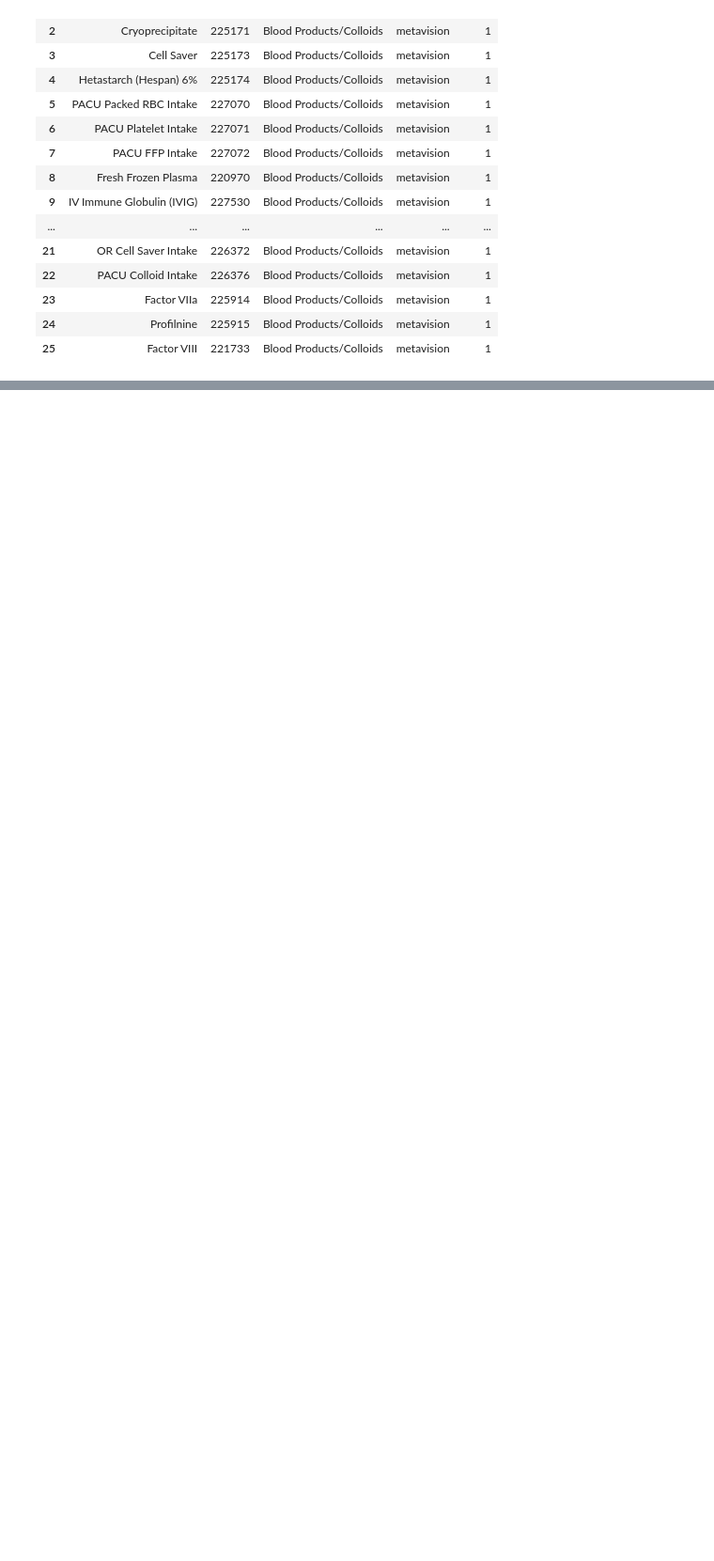
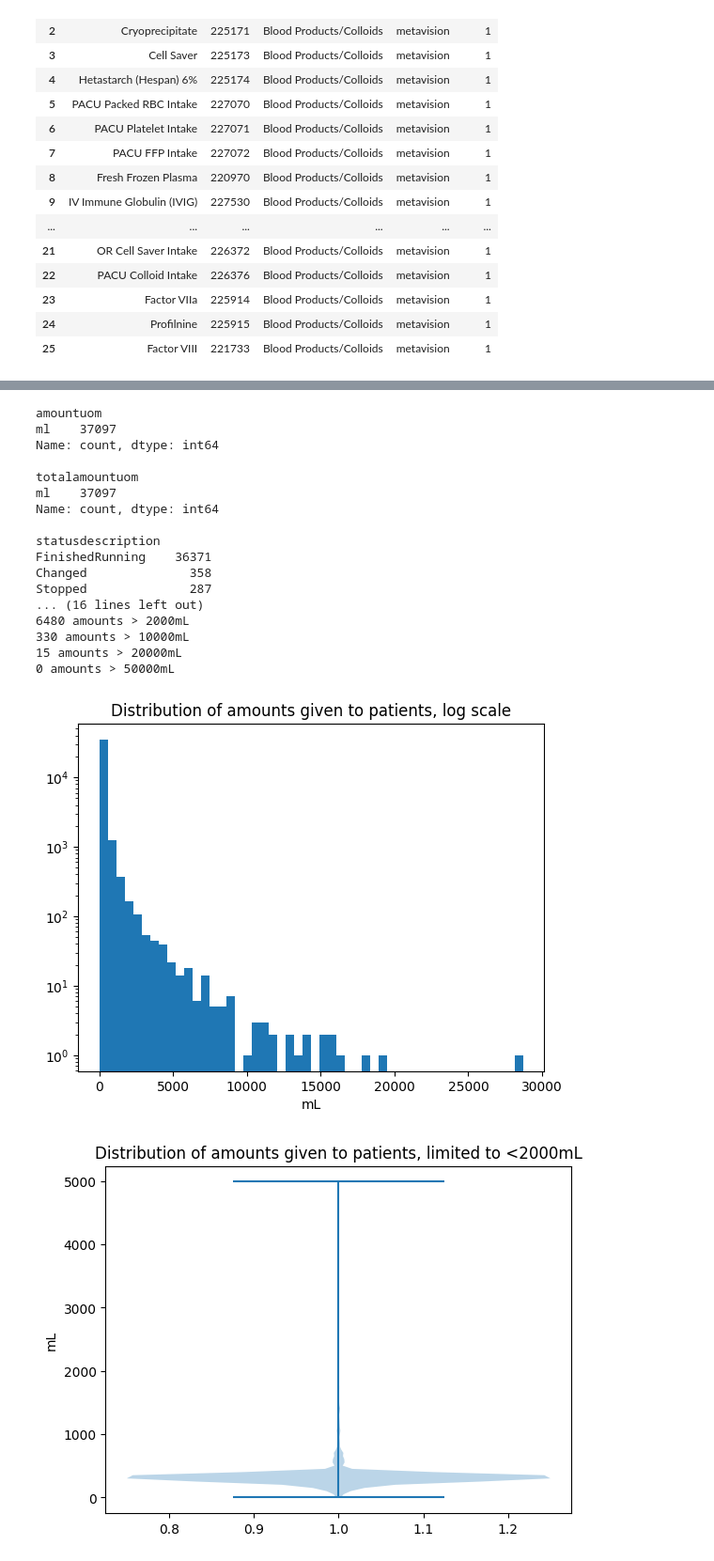
Before and after one commit to kmorhun/tranfusion-reactions, a Jupyter notebook: exploratory_data_analysis/eda_kat.ipynb, the cells around one changed output, grey strips where cells are left out. Shown at 94% size. Cells and saved outputs as stored; diff of their text form; code cells hidden in the pictures; blank space fills up the shorter version.

```diff
--- a/exploratory_data_analysis/eda_kat.ipynb
+++ b/exploratory_data_analysis/eda_kat.ipynb
@@ -135,0 +174,7 @@ results
+# %%
+# based on https://github.com/MIT-LCP/mimic-code/issues/14, negative amounts might be associated with cancelled orders
+with open(f"{query_path}/completed_blood_inputs.sql", 'r') as file:
+    compelted_query = file.read()
+
+completed_results = client.query(completed_query).to_dataframe()
+completed_results
@@ -135,0 +195,58 @@ results
+# %%
+print(completed_results.amountuom.value_counts())
+print()
+print(completed_results.totalamountuom.value_counts())
+print()
+print(completed_results.statusdescription.value_counts())
+print()
+print(completed_results.cancelreason.value_counts())
+print()
+
+#what entry has ul?
+uLentries = completed_results[completed_results.amountuom == 'uL']
+print(uLentries)
+print()
+
+print("min amount", min(completed_results.amount), 'max amount', max(completed_results.amount))
+print(f"{np.size(completed_results[completed_results.amount < 0])} amounts < 0mL")
+print(f"{np.size(completed_results[completed_results.amount > 1000])} amounts > 1000mL")
+print(f"{np.size(completed_results[completed_results.amount > 2000])} amounts > 2000mL")
+print(f"{np.size(completed_results[completed_results.amount > 10000])} amounts > 10000mL")
+print(f"{np.size(completed_results[completed_results.amount > 20000])} amounts > 20000mL")
+print(f"{np.size(completed_results[completed_results.amount > 50000])} amounts > 50000mL")
+# plt.hist(completed_results.amount, bins=[0, 0, 100, 200, 300, 400, 500, 600, 700, 800, 900, 1000, max(completed_results.amount)])
+# plt.hist(completed_results.amount, bins=[0, 0, 100, 200, 300, 400, 500, 600, 700, 800, 900, 1000, max(completed_results.amount)], density=True)
+plt.hist(completed_results.amount, bins=50, log=True)
+plt.title("Distribution of amounts given to patients, log scale")
+plt.xlabel("mL")
+plt.show()
+plt.violinplot(completed_results[completed_results.amount < 5000].amount)
+plt.title("Distribution of amounts given to patients, limited to <2000mL")
+plt.ylabel("mL")
+plt.show()
+plt.violinplot(completed_results[completed_results.amount > 5000].amount)
+plt.title("Distribution of amounts given to patients, limited to >2000mL")
+plt.ylabel("mL")
+plt.show()
+
+completed_results[completed_results.amount > 50000]
+# %% [output]
+amountuom
+ml    37097
+Name: count, dtype: int64
+
+totalamountuom
+ml    37097
+Name: count, dtype: int64
+
+statusdescription
+FinishedRunning    36371
+Changed              358
+Stopped              287
+... (16 lines left out)
+6480 amounts > 2000mL
+330 amounts > 10000mL
+15 amounts > 20000mL
+0 amounts > 50000mL
+[figure, added]
+[figure, added]
```
Also changed, not shown: parts of 10 cells of this notebook, 9 other files.
